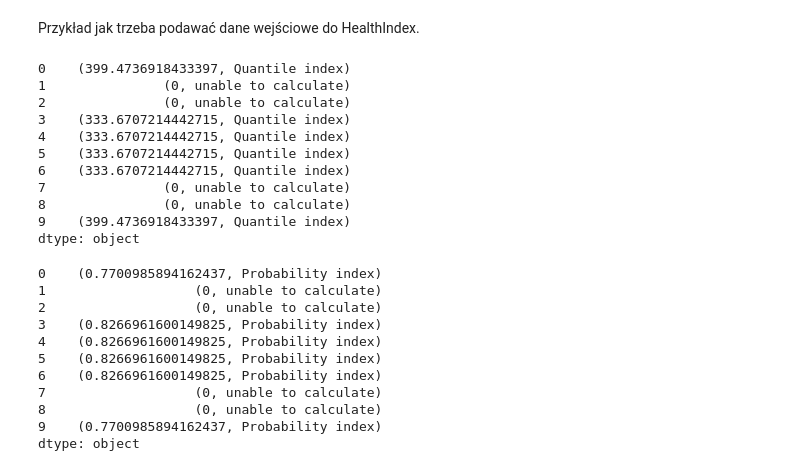
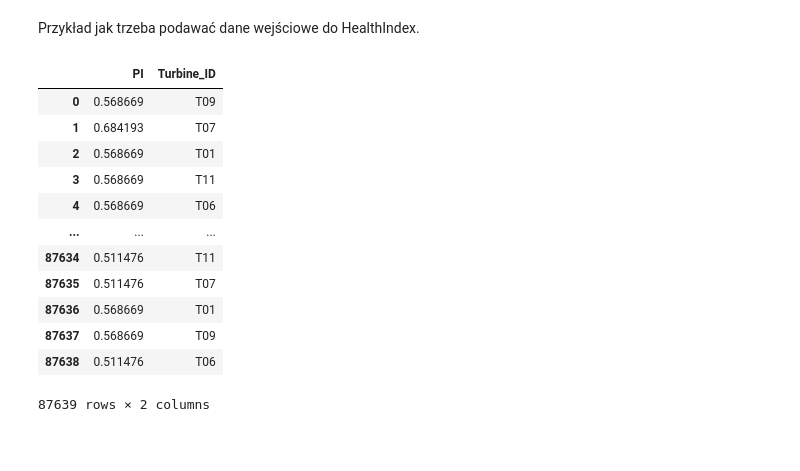
Before and after one commit to AntoniKedzierski/Windfarm, a Jupyter notebook: eda.ipynb, the cells around one changed output. Drawn from its saved outputs; the diff is of its cells as text; code cells hidden in the pictures; blank space fills up the shorter version.

```diff
--- a/eda.ipynb
+++ b/eda.ipynb
@@ -431,30 +428,29 @@ signals_test = pd.read_csv("wind-farm-1-signals-training.csv",sep=";")
 # %% [markdown]
 Przykład jak trzeba podawać dane wejściowe do HealthIndex.
+# %%
+metmast_test = pd.read_csv("wind-farm-1-metmast-testing.csv",sep=";")
+signals_test = pd.read_csv("wind-farm-1-signals-testing.csv",sep=";")
 # %%
-HealthIndex(signals_test.iloc[0:10,:],metmast_test.iloc[0:10,:],stds,power_curve2,models,kmeans,params,q=0.95)
+QI_test = HealthIndex(signals_test,metmast_test,stds,power_curve2,models,kmeans,params,q=0.95)
-# %% [output]
-0    (399.4736918433397, Quantile index)
-1               (0, unable to calculate)
-2               (0, unable to calculate)
-3    (333.6707214442715, Quantile index)
-4    (333.6707214442715, Quantile index)
-5    (333.6707214442715, Quantile index)
-6    (333.6707214442715, Quantile index)
-7               (0, unable to calculate)
-8               (0, unable to calculate)
-9    (399.4736918433397, Quantile index)
-dtype: object
 # %%
-HealthIndex(signals_test.iloc[0:10,:],metmast_test.iloc[0:10,:],stds,power_curve2,models,kmeans,params,q=None,days=200)
+PI_test = HealthIndex(signals_test,metmast_test,stds,power_curve2,models,kmeans,params,q=None,days=100)
-# %% [output]
-0    (0.7700985894162437, Probability index)
-1                   (0, unable to calculate)
-2                   (0, unable to calculate)
-3    (0.8266961600149825, Probability index)
-4    (0.8266961600149825, Probability index)
-5    (0.8266961600149825, Probability index)
-6    (0.8266961600149825, Probability index)
-7                   (0, unable to calculate)
-8                   (0, unable to calculate)
-9    (0.7700985894162437, Probability index)
-dtype: object
+# %%
+PI_test_turbine = pd.concat([PI_test.apply(lambda x:x[0]) ,signals_test["Turbine_ID"]],axis=1)
+# %%
+PI_test_turbine = PI_test_turbine.rename(columns={0:"PI"})
+# %%
+PI_test_turbine
+# %% [output]
+|  | PI | Turbine_ID |
+| 0 | 0.568669 | T09 |
+| 1 | 0.684193 | T07 |
+| 2 | 0.568669 | T01 |
+| 3 | 0.568669 | T11 |
+| 4 | 0.568669 | T06 |
+| ... | ... | ... |
+| 87634 | 0.511476 | T11 |
+| 87635 | 0.511476 | T07 |
+| 87636 | 0.568669 | T01 |
+| 87637 | 0.568669 | T09 |
+| 87638 | 0.511476 | T06 |
+87639 rows × 2 columns
```
Also changed, not shown: parts of 6 cells of this notebook.
